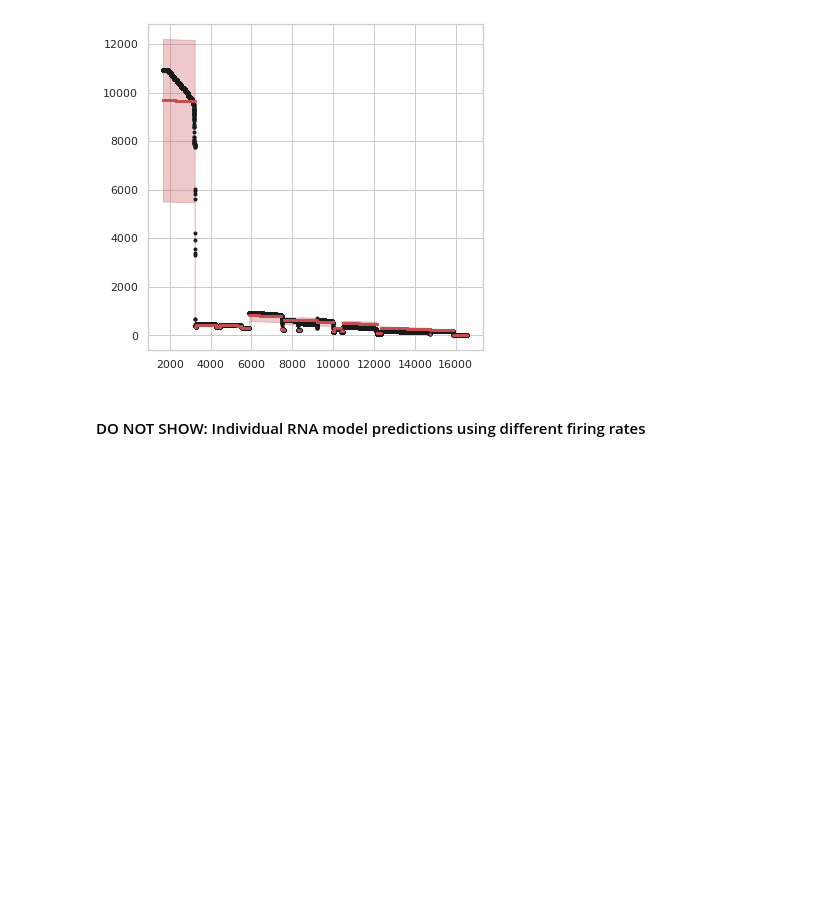
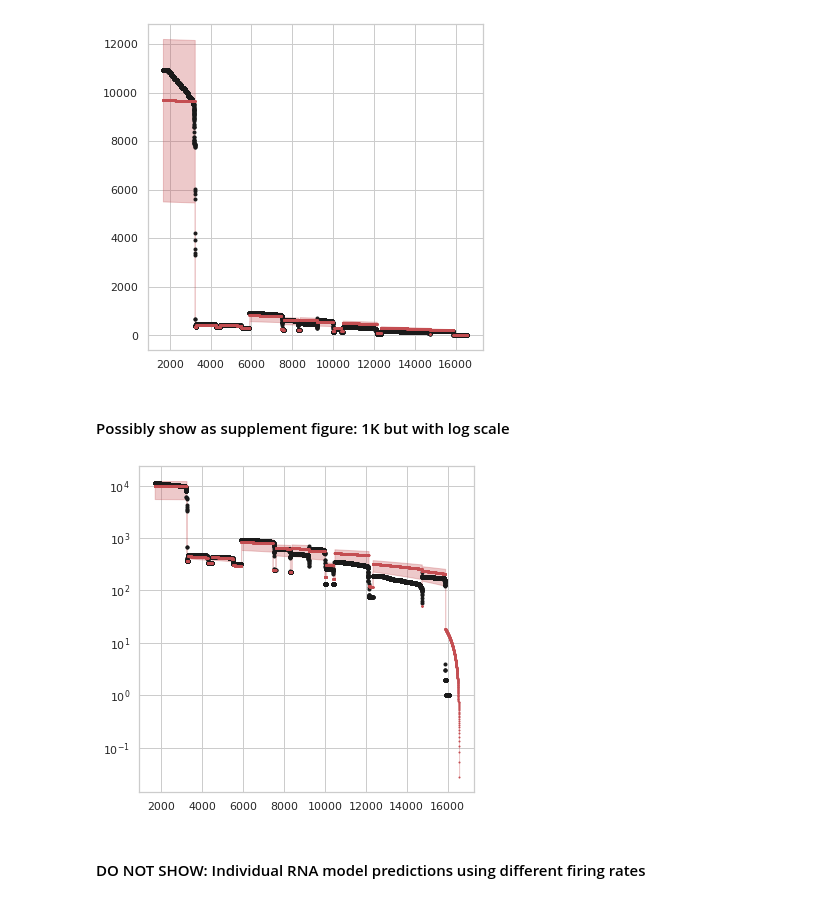
Before and after one commit to churchmanlab/mitoRNA_kinetics, a Jupyter notebook: Nanopore_RNA_model_20220818.ipynb, the cells around one changed output. Drawn from its saved outputs; the diff is of its cells as text; code cells hidden in the pictures; blank space fills up the shorter version.

```diff
--- a/Nanopore_RNA_model_20220818.ipynb
+++ b/Nanopore_RNA_model_20220818.ipynb
@@ -309,6 +309,33 @@ plt.savefig(os.path.join(path,filename+'pdf'), bbox_inches="tight", transparent=
 # plt.savefig(os.path.join(path,filename+'png'), bbox_inches="tight", transparent=True, dpi=300)
 # %% [output]
 [figure]
+# %% [markdown]
+#### Possibly show as supplement figure: 1K but with log scale
+# %%
+
+sns.set(style="whitegrid", color_codes=True,font_scale=1)
+f, ax = plt.subplots(figsize=(6, 6))
+
+ax.errorbar(x=np.asarray(range(plot_start,genome_len)),
+            y=rna[plot_start:],
+            fmt='o', ms=3,color='k')
+
+ax.errorbar(x=np.asarray(range(plot_start,genome_len)),
+            y=rna_pred_av,
+#             yerr=[rna_pred_max - rna_pred_av,
+#                   rna_pred_av - rna_pred_min],
+            fmt='o', ms=1,color='r')
+
+plt.fill_between(np.asarray(range(plot_start,genome_len)),
+                 rna_pred_min, rna_pred_max,
+                 color='r',alpha=0.3)
+
+plt.yscale('log')
+
+filename = 'Fig1K_Nanopore_RNA_model_prediction_logscale.'
+plt.savefig(os.path.join(path,filename+'pdf'), bbox_inches="tight", transparent=True)
+# %% [output]
+[figure, added]
 # %% [markdown]
 #### DO NOT SHOW: Individual RNA model predictions using different firing rates
 # %%
```
Also changed, not shown: parts of 3 cells of this notebook, 2 other files.
